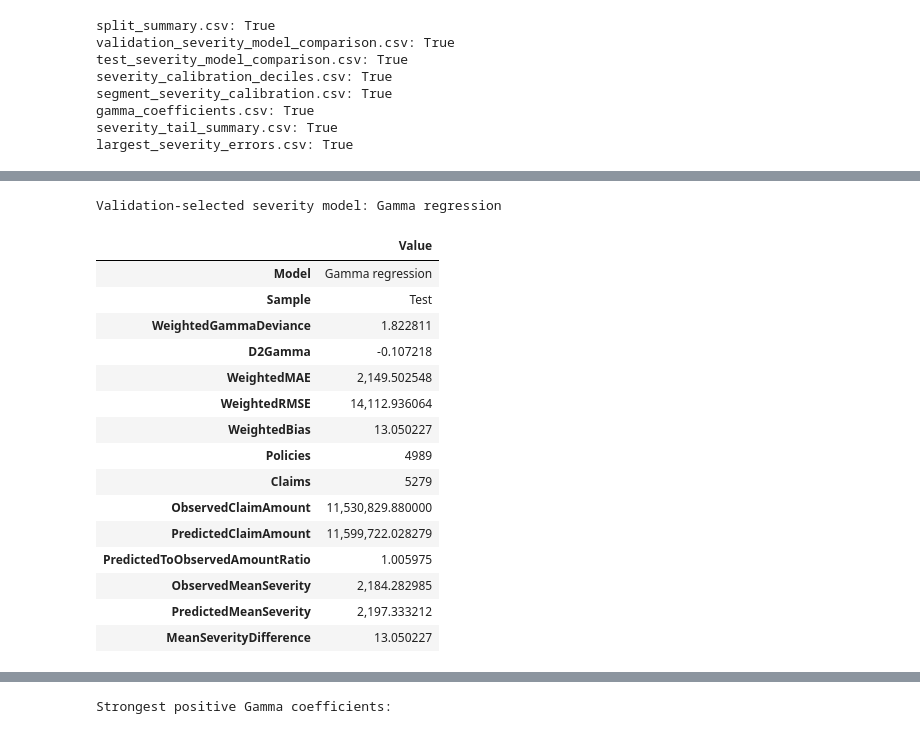
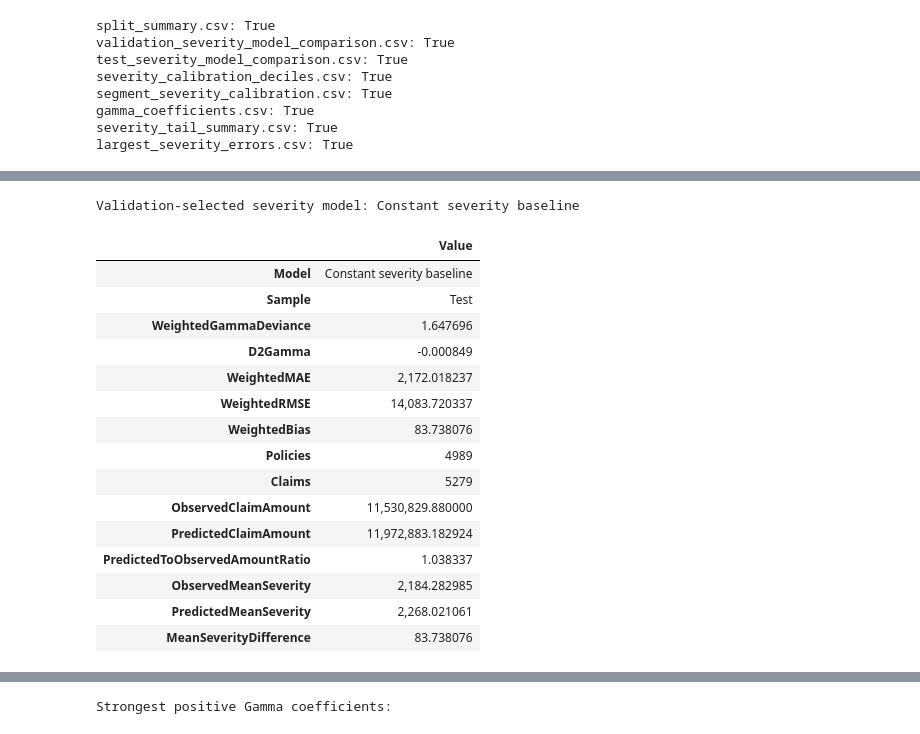
Before and after one commit to GabrielOgulu18/insurance-risk-intelligence, a Jupyter notebook: notebooks/08_claim_severity_model.ipynb, the cells around one changed output, grey strips where cells are left out. Drawn from its saved outputs; the diff is of its cells as text; code cells hidden in the pictures.

Commit message:
Build conditional claim severity models

```diff
--- a/notebooks/08_claim_severity_model.ipynb
+++ b/notebooks/08_claim_severity_model.ipynb
@@ -197,61 +197,51 @@ display(
 | 2 | Histogram gradient boosting | 1.822550 | -0.107059 | 1,851.891417 | 14,106.260752 | -392.328411 | 11,530,829.880000 | ... |
 | 1 | Gamma regression | 1.822811 | -0.107218 | 2,149.502548 | 14,112.936064 | 13.050227 | 11,530,829.880000 | ... |
 # %%
-trained_validation_results = (
-    validation_results.loc[
-        ~validation_results[
-            "Model"
-        ].eq(
-            "Constant severity baseline"
-        )
-    ]
-)
-
 selected_model = (
-    trained_validation_results.sort_values(
+    validation_results.sort_values(
         [
             "WeightedGammaDeviance",
             "D2Gamma",
         ],
         ascending=[True, False],
     )
     .iloc[0]["Model"]
 )
 
 selected_test = test_results.loc[
     test_results["Model"].eq(
         selected_model
     )
 ].iloc[0]
 
 print(
     "Validation-selected severity model:",
     selected_model,
 )
 
 display(
     selected_test.to_frame(
         name="Value"
     )
 )
 # %% [output]
-Validation-selected severity model: Gamma regression
+Validation-selected severity model: Constant severity baseline
 |  | Value |
-| Model | Gamma regression |
+| Model | Constant severity baseline |
 | Sample | Test |
-| WeightedGammaDeviance | 1.822811 |
-| D2Gamma | -0.107218 |
-| WeightedMAE | 2,149.502548 |
-| WeightedRMSE | 14,112.936064 |
-| WeightedBias | 13.050227 |
+| WeightedGammaDeviance | 1.647696 |
+| D2Gamma | -0.000849 |
+| WeightedMAE | 2,172.018237 |
+| WeightedRMSE | 14,083.720337 |
+| WeightedBias | 83.738076 |
 | Policies | 4989 |
 | Claims | 5279 |
 | ObservedClaimAmount | 11,530,829.880000 |
-| PredictedClaimAmount | 11,599,722.028279 |
-| PredictedToObservedAmountRatio | 1.005975 |
+| PredictedClaimAmount | 11,972,883.182924 |
+| PredictedToObservedAmountRatio | 1.038337 |
 | ObservedMeanSeverity | 2,184.282985 |
-| PredictedMeanSeverity | 2,197.333212 |
-| MeanSeverityDifference | 13.050227 |
+| PredictedMeanSeverity | 2,268.021061 |
+| MeanSeverityDifference | 83.738076 |
 # %%
 print(
     "Observed test claim amount:",
```
Also changed, not shown: parts of 8 cells of this notebook.
